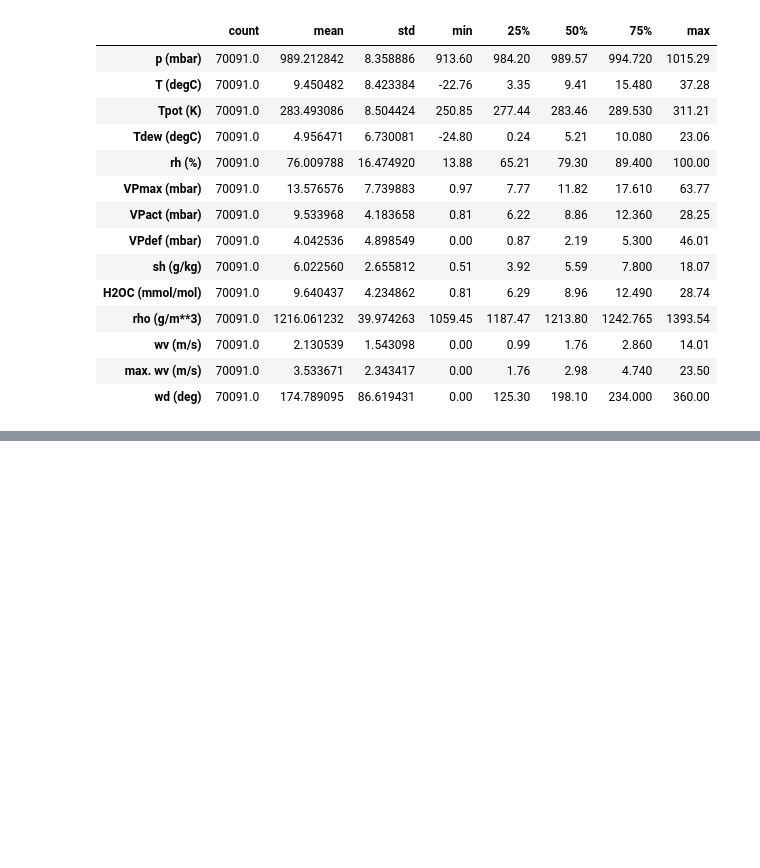
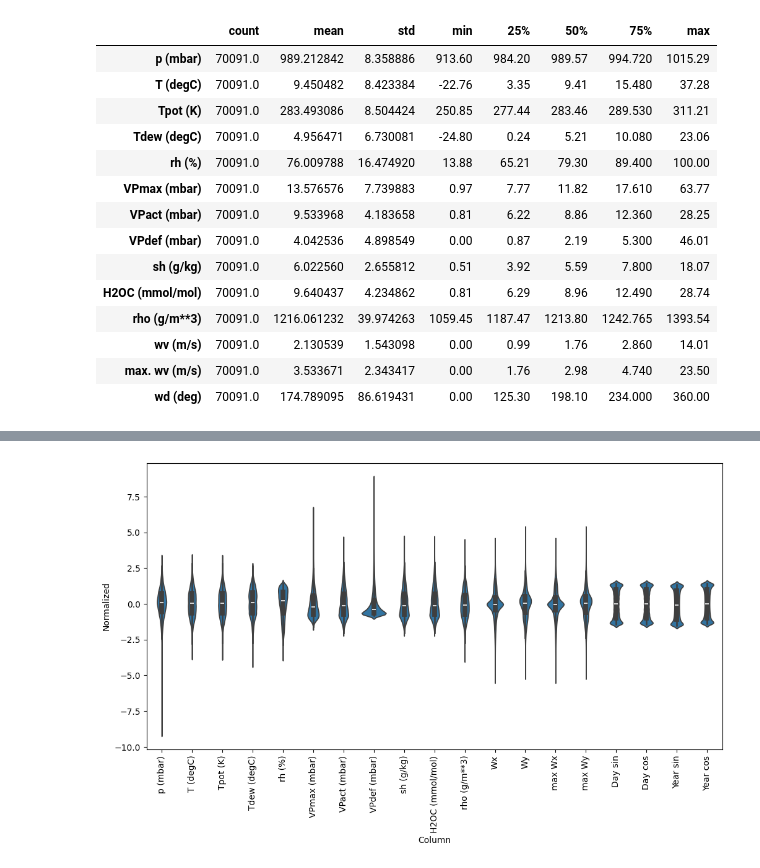
Before and after one commit to robetatis/study_notes_ml, a Jupyter notebook: weather.ipynb, the cells around one changed output, grey strips where cells are left out. Cells and saved outputs as stored; diff of their text form; code cells hidden in the pictures; blank space fills up the shorter version.

```diff
--- a/weather.ipynb
+++ b/weather.ipynb
@@ -68,0 +115,10 @@ Text(0, 0.5, 'wv (m/s)')
+# %%
+# normalizing with training set mean and standard deviation. !! this is not 100% clean -> since it's a time series, taking the mean over
+# the entire training dataset brings information from the future (end of the time series) into the past (start of the time series). however,
+# because we've already taken away val and test datasets, this is not 'entirely dishonest' ;)
+train_mean = train_df.mean(axis=0)
+train_sd = train_df.std(axis=0)
+
+train_df = (train_df - train_mean) / train_sd
+val_df = (val_df - train_mean) / train_sd
+test_df = (test_df - train_mean) / train_sd
@@ -68,0 +133,9 @@ Text(0, 0.5, 'wv (m/s)')
+# %%
+df_normalized = (df - train_mean) / train_sd
+df_normalized = df_normalized.melt(var_name='Column', value_name='Normalized')
+
+plt.figure(figsize=(12, 6))
+ax = sns.violinplot(x='Column', y='Normalized', data=df_normalized)
+_ = ax.set_xticklabels(df.keys(), rotation=90)
+# %% [output]
+[figure, added]
```
Also changed, not shown: parts of 7 cells of this notebook.
